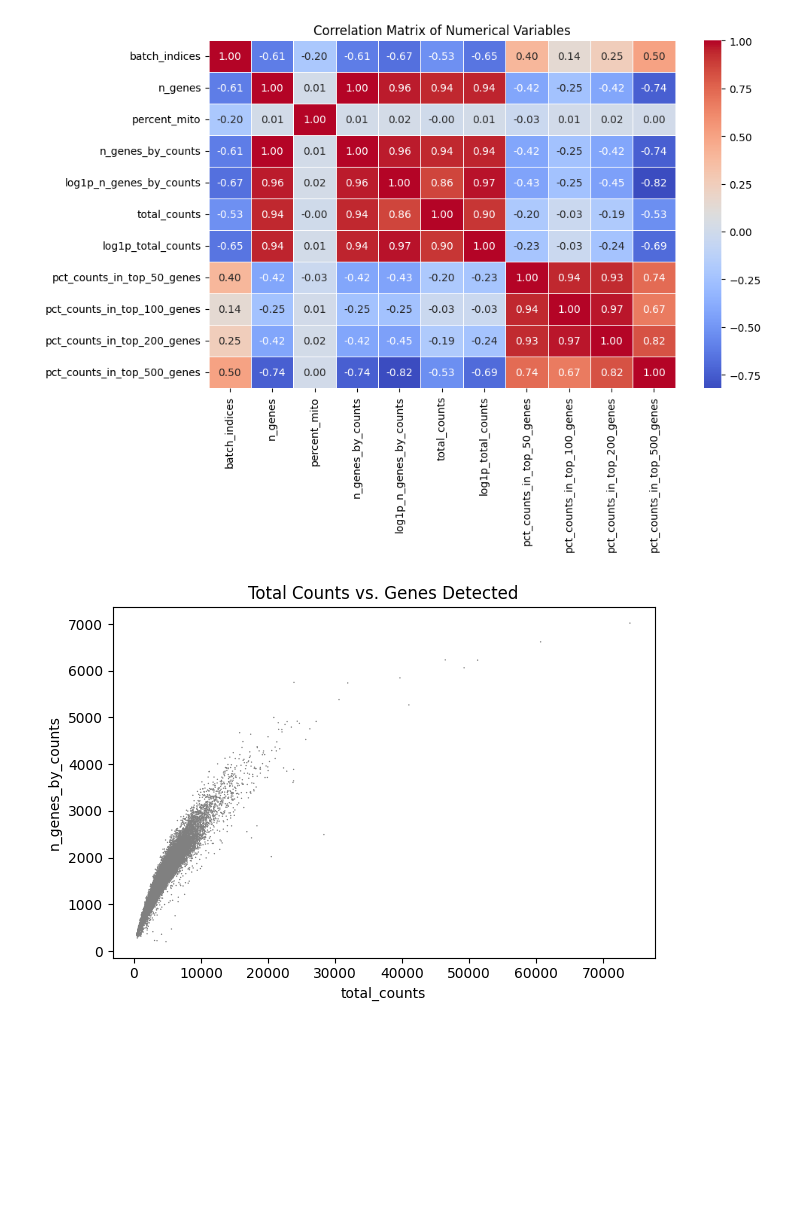
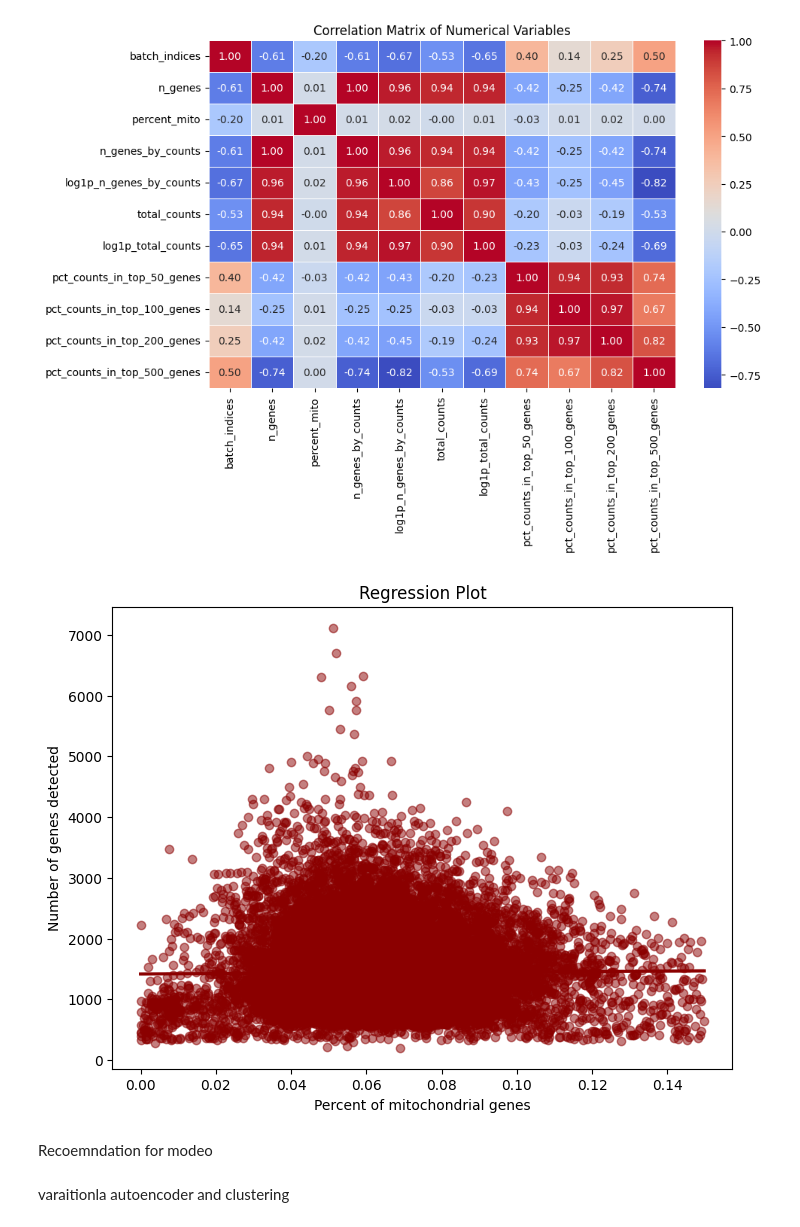
Before and after one commit to henrysaenz/eda_rna, a Jupyter notebook: _sources/EDA_test.ipynb, the cells around one changed output. Cells and saved outputs as stored; diff of their text form; code cells hidden in the pictures; blank space fills up the shorter version.

```diff
--- a/_sources/EDA_test.ipynb
+++ b/_sources/EDA_test.ipynb
@@ -357,5 +318,20 @@ plt.show()
-# %%
-# 6️⃣ 🔬 Distribución de genes y cuentas
-sc.pl.scatter(adata_test, x='total_counts', y='n_genes_by_counts', title="Total Counts vs. Genes Detected")
-# %% [output]
-[figure, removed]
+# %%
+# Create the figure
+plt.figure(figsize=(8, 6))
+
+# Replace 'var_x' and 'var_y' with your chosen numerical variables
+sns.regplot(x=adata_test.obs['percent_mito'], y=adata_test.obs['n_genes'], color="darkred", scatter_kws={'alpha': 0.5})
+
+# Labels and title
+plt.xlabel("Percent of mitochondrial genes")
+plt.ylabel("Number of genes detected")
+plt.title("Regression Plot")
+
+# Show the plot
+plt.show()
+# %% [output]
+[figure, added]
+# %% [markdown]
+Recoemndation for modeo
+# %% [markdown]
+varaitionla autoencoder and clustering
```
Also changed, not shown: parts of 2 cells of this notebook, 13 other files.
